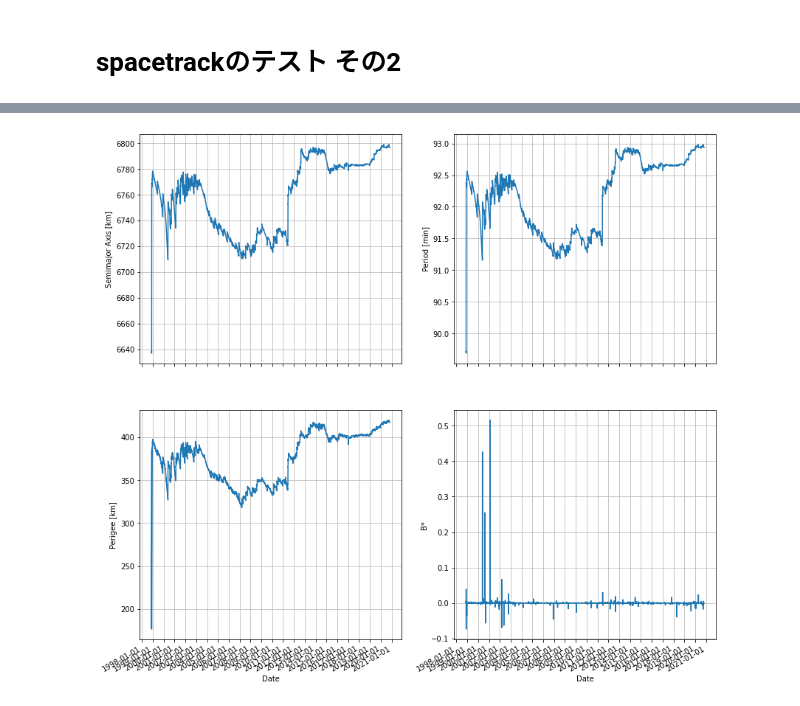
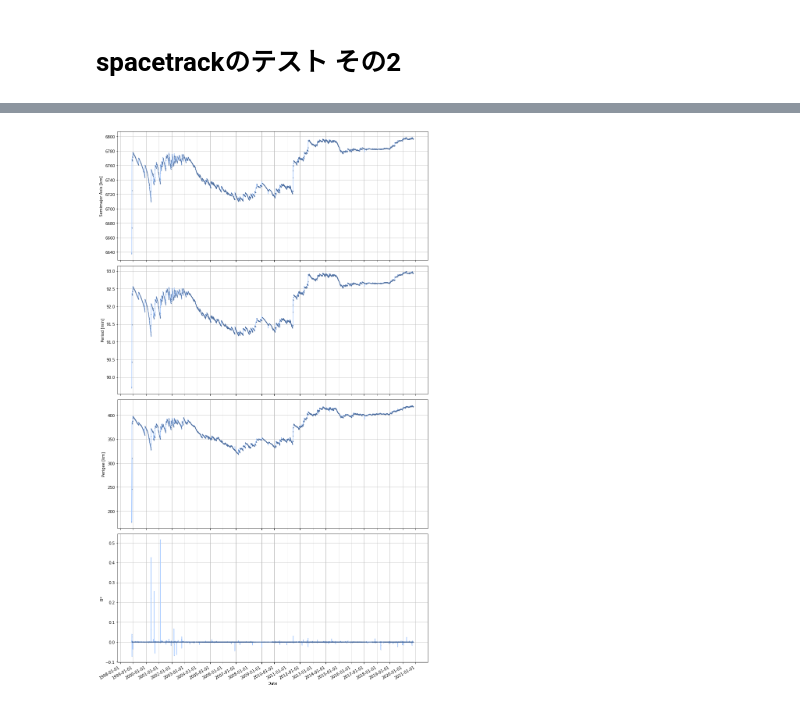
Before and after one commit to nishida/tle, a Jupyter notebook: spacetracktest2.ipynb, the cells around one changed output, grey strips where cells are left out. Drawn from its saved outputs; the diff is of its cells as text; code cells hidden in the pictures.

```diff
--- a/spacetracktest2.ipynb
+++ b/spacetracktest2.ipynb
@@ -151,6 +149,13 @@ plt.show()
-# %%
-# ISSの過去の全データをcsv形式でダウンロード
-data2 = st.tle(norad_cat_id=25544, orderby='epoch', format='csv')
-# %%
-with open('download/tle_25544_all.csv', 'w') as fp:
-    fp.write(data2)
+# %%
+# ISSの過去の全データをJSONで取得 (既にダウンロード済みの場合はそれを使う)
+norad_cat_id = 25544
+file = 'download/tle_{}_all.json'.format(norad_cat_id)
+if not os.path.isfile(file):
+    print('Downloading new data')
+    data2 = st.tle(norad_cat_id=norad_cat_id, orderby='epoch', format='json')
+    with open(file, 'w') as fp:
+        fp.write(data2)
+    d2 = pd.read_json(data2)
+else:
+    print('Using pre-existing data')
+    df2 = pd.read_json(file)
@@ -157,8 +164,7 @@ with open('download/tle_25544_all.csv', 'w') as fp:
 # %%
-df2 = pd.read_csv('download/tle_25544_all.csv')
 # Timestamp型に変換する
 df2['EPOCH2'] = pd.to_datetime(df2['EPOCH'] + '.' + df2['EPOCH_MICROSECONDS'].map('{:06}'.format))
-df2.head()
+df2.head(3)
 # %% [output]
 |  | COMMENT | ORIGINATOR | NORAD_CAT_ID | OBJECT_NAME | OBJECT_TYPE | CLASSIFICATION_TYPE | INTLDES | EPOCH | ... |
 | 0 | GENERATED VIA SPACETRACK.ORG API | 18 SPCS | 25544 | ISS (ZARYA) | PAYLOAD | U | 98067A | 1998-11-20 06:49:59 | ... |
@@ -169,35 +173,36 @@ df2.head()
 # %%
 # 時間変化をプロット
-fig = plt.figure(figsize=(14, 14))
-ax1 = fig.add_subplot(2, 2, 1)
-ax1.plot(df2['EPOCH2'], df2['SEMIMAJOR_AXIS'])
+fig = plt.figure(figsize=(12, 20))
+ax1 = fig.add_subplot(4, 1, 1)
+ax1.plot(df2['EPOCH2'], df2['SEMIMAJOR_AXIS'], color='#aaccff', marker='.', markersize=0.3, markeredgecolor='#5070a0')
 ax1.xaxis.set_major_locator(mdates.MonthLocator(bymonthday=1, bymonth=1, tz=None))
 ax1.xaxis.set_major_formatter(mdates.DateFormatter("%Y-%m-%d"))
 ax1.set_xlabel("Date")
 ax1.set_ylabel("Semimajor Axis [km]")
 ax1.grid(b=True, which='major', color='#bbbbbb', linestyle='-')
-ax2 = fig.add_subplot(2, 2, 2)
-ax2.plot(df2['EPOCH2'], df2['PERIOD'])
+ax2 = fig.add_subplot(4, 1, 2)
+ax2.plot(df2['EPOCH2'], df2['PERIOD'], color='#aaccff', marker='.', markersize=0.3, markeredgecolor='#5070a0')
 ax2.xaxis.set_major_locator(mdates.MonthLocator(bymonthday=1, bymonth=1, tz=None))
 ax2.xaxis.set_major_formatter(mdates.DateFormatter("%Y-%m-%d"))
 ax2.set_xlabel("Date")
 ax2.set_ylabel("Period [min]")
 ax2.grid(b=True, which='major', color='#bbbbbb', linestyle='-')
-ax3 = fig.add_subplot(2, 2, 3)
-ax3.plot(df2['EPOCH2'], df2['PERIGEE'])
+ax3 = fig.add_subplot(4, 1, 3)
+ax3.plot(df2['EPOCH2'], df2['PERIGEE'], color='#aaccff', marker='.', markersize=0.3, markeredgecolor='#5070a0')
 ax3.xaxis.set_major_locator(mdates.MonthLocator(bymonthday=1, bymonth=1, tz=None))
 ax3.xaxis.set_major_formatter(mdates.DateFormatter("%Y-%m-%d"))
 ax3.set_xlabel("Date")
 ax3.set_ylabel("Perigee [km]")
 ax3.grid(b=True, which='major', color='#bbbbbb', linestyle='-')
-ax4 = fig.add_subplot(2, 2, 4)
-ax4.plot(df2['EPOCH2'], df2['BSTAR'])
+ax4 = fig.add_subplot(4, 1, 4)
+ax4.plot(df2['EPOCH2'], df2['BSTAR'], color='#aaccff', marker='.', markersize=0.3, markeredgecolor='#5070a0')
 ax4.xaxis.set_major_locator(mdates.MonthLocator(bymonthday=1, bymonth=1, tz=None))
 ax4.xaxis.set_major_formatter(mdates.DateFormatter("%Y-%m-%d"))
 ax4.set_xlabel("Date")
 ax4.set_ylabel("B*")
 ax4.grid(b=True, which='major', color='#bbbbbb', linestyle='-')
 fig.autofmt_xdate()
+plt.tight_layout()
 plt.show()
 # %% [output]
-[figure, old version]
+[figure, new version]
```
Also changed, not shown: parts of 15 cells of this notebook, 4 other files.
